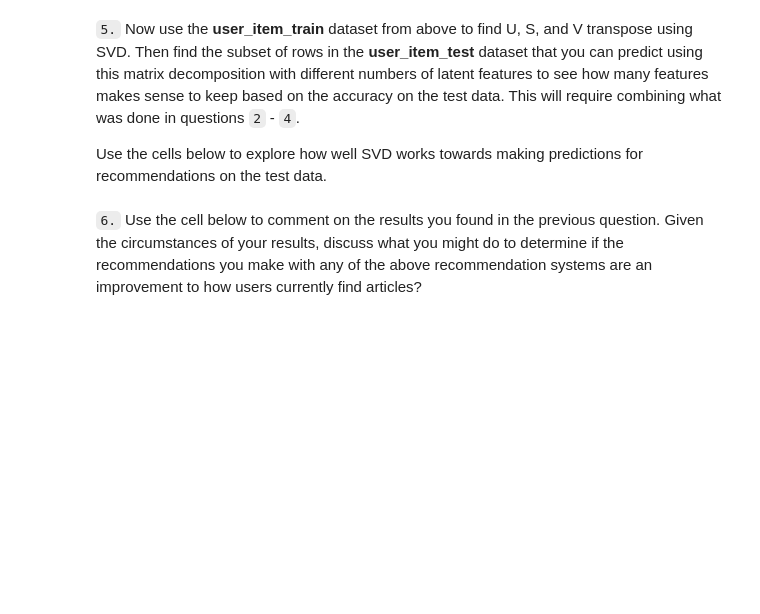
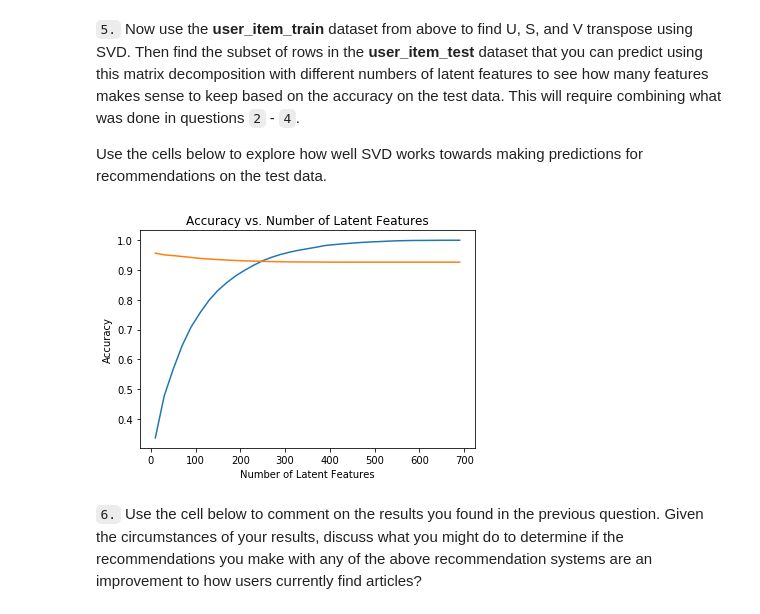
Before and after one commit to MartinBrisiak/dsnd-recommendations_with_ibm, a Jupyter notebook: Recommendations_with_IBM.ipynb, the cells around one changed output. Drawn from its saved outputs; the diff is of its cells as text; code cells hidden in the pictures; blank space fills up the shorter version.

Commit message:
PartV:5 training vs test datasts

```diff
--- a/Recommendations_with_IBM.ipynb
+++ b/Recommendations_with_IBM.ipynb
@@ -706,8 +706,8 @@ def create_test_and_train_user_item(df_train, df_test):
     # Your code here
     user_item_train = create_user_item_matrix(df_train)
     user_item_test = create_user_item_matrix(df_test)
-    test_idx = list(set(user_item_test.index))
-    test_arts = list(set(user_item_test.columns))
+    test_idx = set(user_item_test.index)
+    test_arts = set(user_item_test.columns)
     return user_item_train, user_item_test, test_idx, test_arts
 
 user_item_train, user_item_test, test_idx, test_arts = create_test_and_train_user_item(df_train, df_test)
@@ -759,3 +756,34 @@ u_train, s_train, vt_train = np.linalg.svd(user_item_train)
+# %%
+num_latent_feats = np.arange(10,700+10,20)
+sum_errs = []
+sum_err_test = []
+
+u_test = u_train[user_item_train.index.isin(test_idx), :]
+vt_test = vt_train[:, user_item_train.columns.isin(test_arts)]
+
+
+for k in num_latent_feats:
+    # restructure with k latent features
+    s_new, u_new, vt_new = np.diag(s_train[:k]), u_train[:, :k], vt_train[:k, :]
+    u_test_new, vt_test_new = u_test[:, :k], vt_test[:k, :]
+    # take dot product
+    user_item_train_est = np.around(np.dot(np.dot(u_new, s_new), vt_new))
+    user_item_test_est = np.around(np.dot(np.dot(u_test_new, s_new), vt_test_new))
+    # compute error for each prediction to actual value
+    diffs = np.subtract(user_item_train, user_item_train_est)
+    diffs_test = np.subtract(user_item_test, user_item_test_est)
+    # total errors and keep track of them
+    sum_errs.append(np.sum(np.sum(np.abs(diffs))))
+    sum_err_test.append(np.sum(np.sum(np.abs(diffs_test))))
+# %%
+plt.plot(num_latent_feats, 1 - np.array(sum_errs) / df_train.shape[0]);
+plt.plot(num_latent_feats, 1 - np.array(sum_err_test) / df_test.shape[0]);
+
+plt.xlabel('Number of Latent Features');
+plt.ylabel('Accuracy');
+plt.title('Accuracy vs. Number of Latent Features');
+# %% [output]
+[figure, added]
 # %% [markdown]
 `6.` Use the cell below to comment on the results you found in the previous question. Given the circumstances of your results, discuss what you might do to determine if the recommendations you make with any of the above recommendation systems are an improvement to how users currently find articles?
 # %% [markdown]
```
Also changed, not shown: parts of 5 cells of this notebook.
